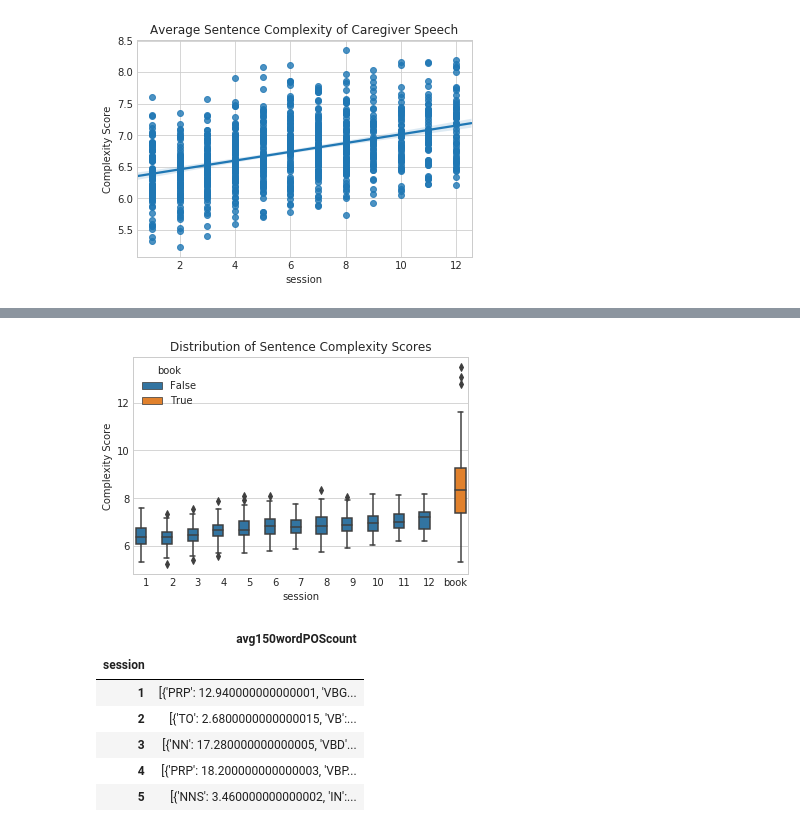
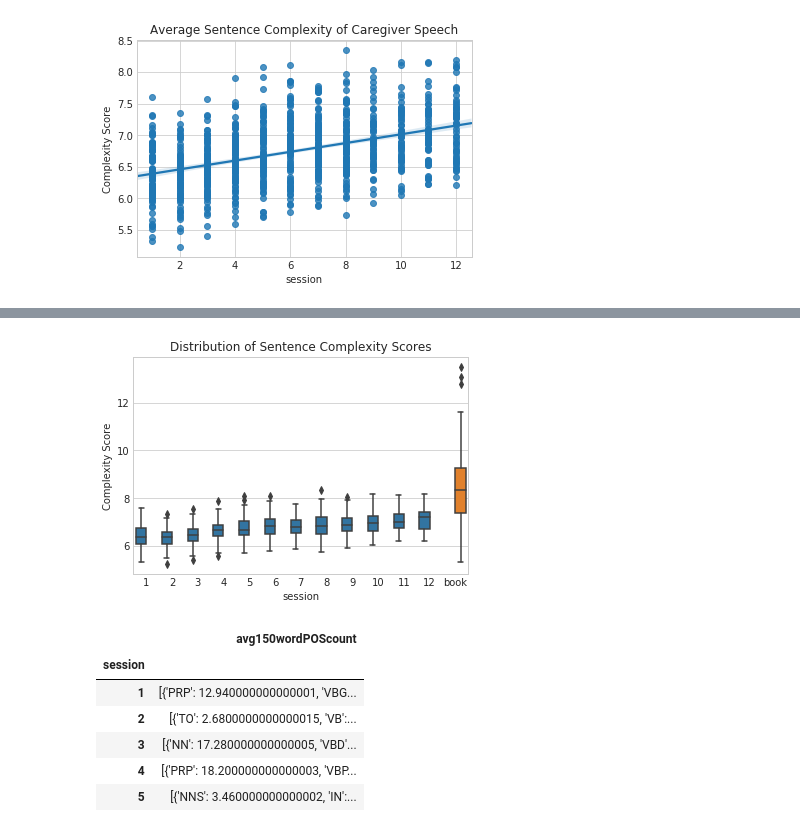
Before and after one commit to jgdenby/content-analysis-2018, a Jupyter notebook: ChildBookProject/FinalProj.ipynb, the cells around one changed output, grey strips where cells are left out. Drawn from its saved outputs; the diff is of its cells as text; code cells hidden in the pictures.

Commit message:
added plot figs

```diff
--- a/ChildBookProject/FinalProj.ipynb
+++ b/ChildBookProject/FinalProj.ipynb
@@ -376,10 +383,12 @@ g = g.set_ylabel('Complexity Score')
 # %%
 sns.set_style('whitegrid')
 g = sns.boxplot(x='session', y = 'avg_sent_complex', hue = 'book', data=complex_df)
+g.legend_.remove()
 g.set_title('Distribution of Sentence Complexity Scores');
 g = g.set_ylabel('Complexity Score')
+#plt.savefig('p&b_complex.png',bbox_inches = 'tight')
 # %% [output]
-[figure, old version]
+[figure, new version]
 # %%
 ldpdf['avg150wordPOScount'] = ldpdf['tokens'].apply(lambda x:avgwordsample(x, n, 50))
 # %%
```
Also changed, not shown: parts of 5 cells of this notebook, 2 other files.
